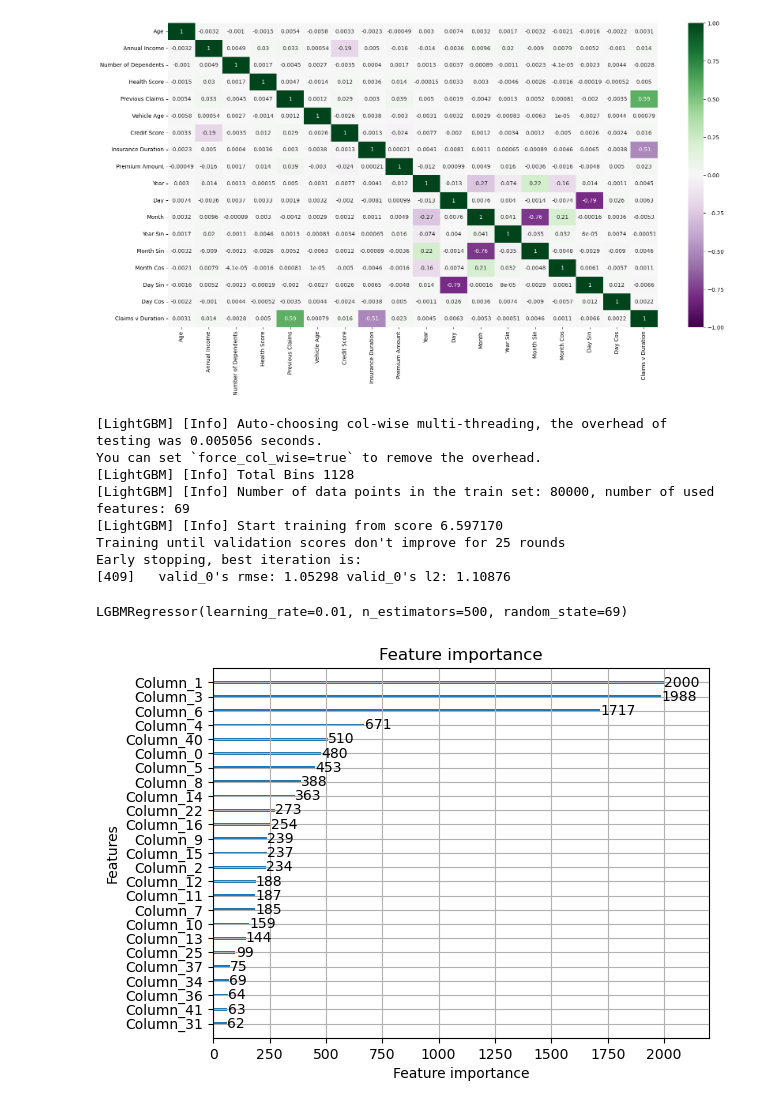
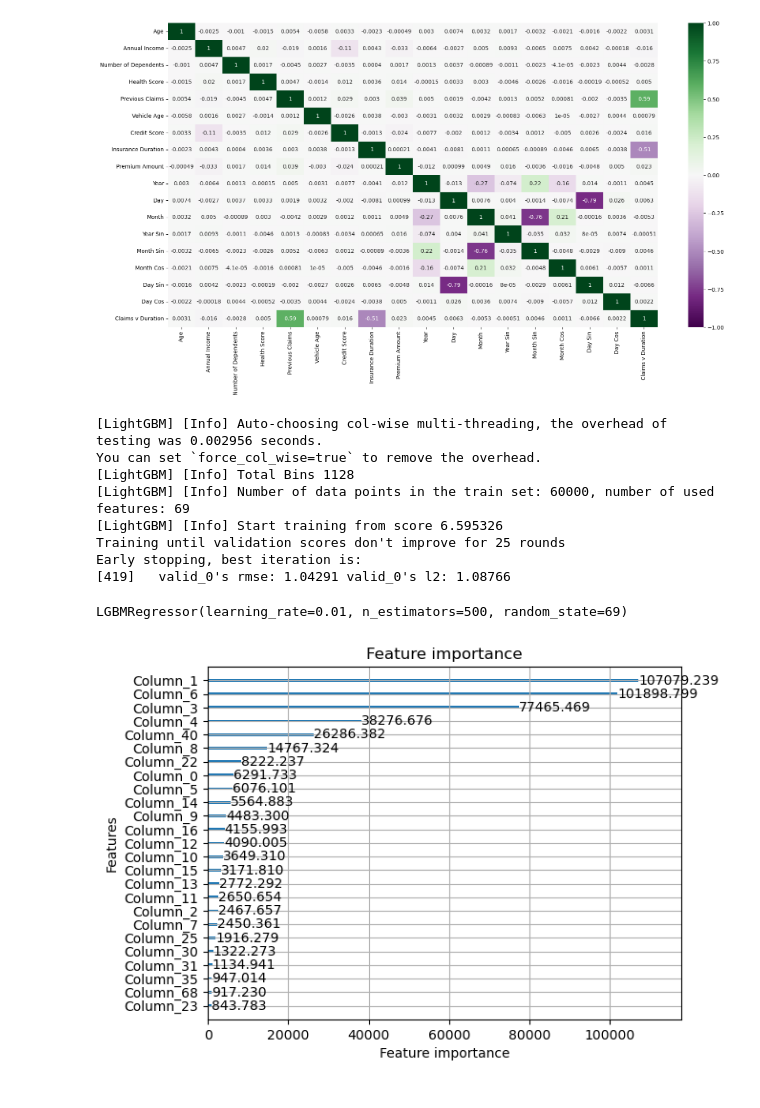
Before and after one commit to ZaneChodaniecky/Kaggle-Insurance, a Jupyter notebook: LGBM.ipynb, the cells around one changed output. Saved outputs shown, nothing was run; the diff lists cells and outputs as text; code cells hidden in the pictures.

```diff
--- a/LGBM.ipynb
+++ b/LGBM.ipynb
@@ -350,10 +350,19 @@ from sklearn.model_selection import train_test_split
 X = df_train_prepared.drop('Premium Amount', axis=1)
 y = df_train_prepared['Premium Amount'].copy()
 
-X_train, X_test, y_train, y_test = train_test_split(X, y, test_size=0.2, shuffle=True, random_state=SEED)
+# Define test size and validation size relative to the entire dataset
+test_size = 0.2
+val_size = 0.2 / (1 - test_size)  # Validation size relative to training data
+
+# Create train/test split
+X_train, X_test, y_train, y_test = train_test_split(X, y, test_size=test_size, random_state=SEED)
+
+# Create train/val split
+X_train, X_val, y_train, y_val = train_test_split(X_train, y_train, test_size=val_size, random_state=SEED)
 
 # y target has a right skew distribution so we log it
 y_log_train = np.log1p(y_train)
+y_log_val = np.log1p(y_val)
 y_log_test = np.log1p(y_test)
 # %%
 from sklearn.pipeline import Pipeline
@@ -458,6 +467,7 @@ def pipeline_transform(test_df: pd.DataFrame, pipeline: Pipeline, cat_encoder: s
     return X_test_transformed, X_test_transformed_df
 # %%
 # Fit the Pipeline
-X_train_prepared, X_train_prepared_df, pipeline = pipeline_fit(X_train, cat_encoder = 'OneHotEncoder')
+X_train_prepared, X_train_prepared_df, pipeline = pipeline_fit(X_train, cat_encoder = Cat_Encoder_Type)
 # Transform using the Pipeline
-X_test_prepared, X_test_prepared_df = pipeline_transform(X_test, pipeline, cat_encoder = 'OneHotEncoder')
+X_val_prepared, X_val_prepared_df = pipeline_transform(X_val, pipeline, cat_encoder = Cat_Encoder_Type)
+X_test_prepared, X_test_prepared_df = pipeline_transform(X_test, pipeline, cat_encoder = Cat_Encoder_Type)
@@ -508,7 +503,7 @@ grid_search = GridSearchCV(
     estimator=lgbm,
     param_grid=param_grid,
     scoring="neg_mean_squared_error",  # Use RMSE as the evaluation metric
-    cv=5,  # #-fold cross-validation
+    cv=3,  # #-fold cross-validation
     verbose=2,  # Output progress messages
     n_jobs=n_cores  # Use all available cores
 )
@@ -546,27 +541,27 @@ model = lgb.LGBMRegressor(
 model.fit(
     X_train_prepared,
     y_log_train,
-    eval_set=[(X_test_prepared, y_log_test)],
+    eval_set=[(X_val_prepared, y_log_val)],
     eval_metric='rmse',        # Evaluation metric (root mean squared error)
     callbacks=[lgb.early_stopping(25)]  # Stop early if no improvement
 )
 # %% [output]
-[LightGBM] [Info] Auto-choosing col-wise multi-threading, the overhead of testing was 0.005056 seconds.
+[LightGBM] [Info] Auto-choosing col-wise multi-threading, the overhead of testing was 0.002956 seconds.
 You can set `force_col_wise=true` to remove the overhead.
 [LightGBM] [Info] Total Bins 1128
-[LightGBM] [Info] Number of data points in the train set: 80000, number of used features: 69
-[LightGBM] [Info] Start training from score 6.597170
+[LightGBM] [Info] Number of data points in the train set: 60000, number of used features: 69
+[LightGBM] [Info] Start training from score 6.595326
 Training until validation scores don't improve for 25 rounds
 Early stopping, best iteration is:
-[409]   valid_0's rmse: 1.05298 valid_0's l2: 1.10876
+[419]   valid_0's rmse: 1.04291 valid_0's l2: 1.08766
 LGBMRegressor(learning_rate=0.01, n_estimators=500, random_state=69)
 # %%
 import matplotlib.pyplot as plt
 # Plot feature importance
-lgb.plot_importance(model, max_num_features=min(X_train_prepared.shape[1], 25), importance_type='split')
+lgb.plot_importance(model, max_num_features=min(X_train_prepared.shape[1], 25), importance_type='gain')
 plt.show()
 # %% [output]
-[figure, old version]
+[figure, new version]
 # %%
 # Predict on test set
 y_test_pred = model.predict(X_test_prepared)
```
Also changed, not shown: parts of 15 cells of this notebook, 2 other files.
